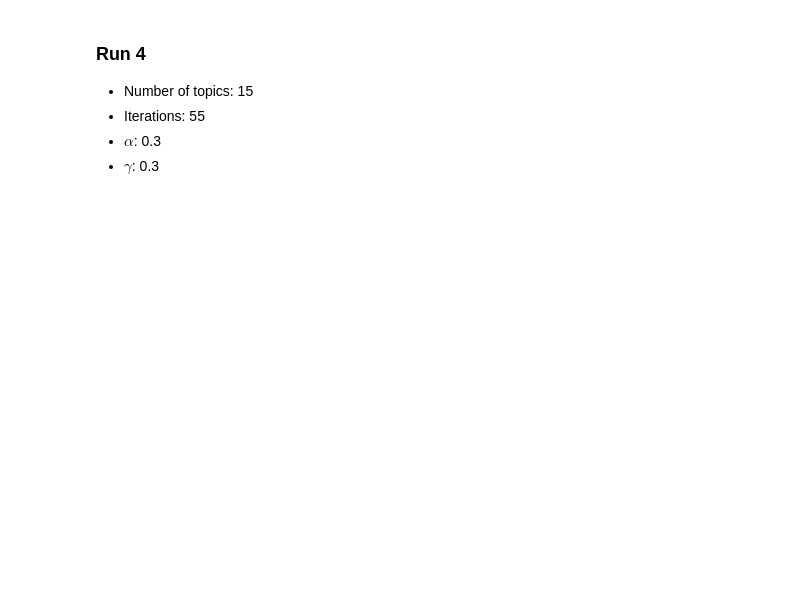
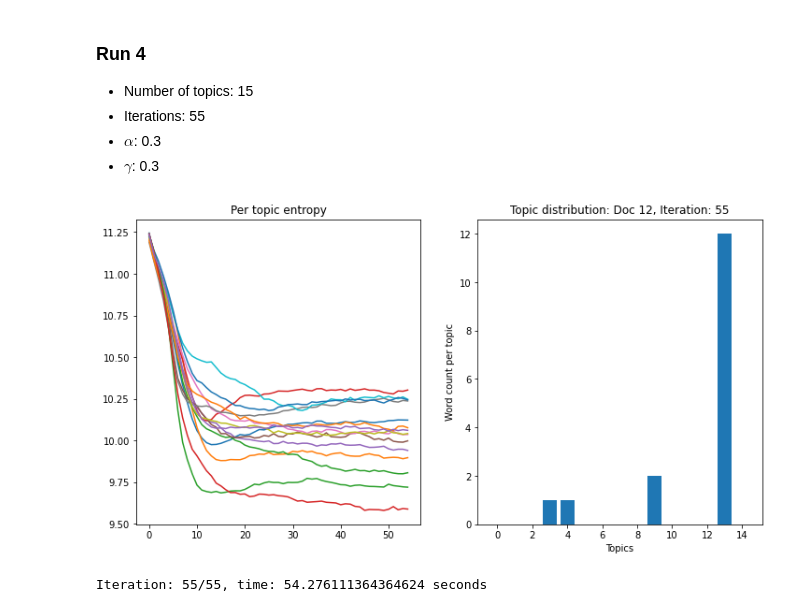
Before and after one commit to toni5rovic/npfl097, a Jupyter notebook: latent_dirichlet_allocation.ipynb, the cells around one changed output. Cells and saved outputs as stored; diff of their text form; code cells hidden in the pictures; blank space fills up the shorter version.

```diff
--- a/latent_dirichlet_allocation.ipynb
+++ b/latent_dirichlet_allocation.ipynb
@@ -352,5 +417,5 @@ plot_top_words(model.iteration_data, dictionary, topics=[1, 3, 8, 10])
 # %%
 model = LDAModel(seed=4567)
-model.fit(docs, dictionary, 25, iterations=35, alpha=0.1, gamma=0.1, max_doc_len=maxdoclen)
+model.fit(docs, dictionary,topics_num, iterations, alpha, gamma, max_doc_len=maxdoclen)
 # %% [output]
 [figure]
@@ -373,8 +463,13 @@ plot_top_words(model.iteration_data, dictionary, topics=[1, 3, 8, 10])
 - Iterations: 45
 - $\alpha$: 0.3
 - $\gamma$: 0.3
+# %%
+topics_num = 12
+iterations = 45
+alpha = 0.3
+gamma = 0.3
 # %%
 model = LDAModel(seed=4567)
-model.fit(docs, dictionary, 12, iterations=45, alpha=0.3, gamma=0.3, max_doc_len=maxdoclen)
+model.fit(docs, dictionary,  topics_num, iterations, alpha, gamma, max_doc_len=maxdoclen)
 # %% [output]
 [figure]
@@ -397,8 +517,16 @@ plot_top_words(model.iteration_data, dictionary, topics=[1, 3, 8, 10])
 - Iterations: 55
 - $\alpha$: 0.3
 - $\gamma$: 0.3
+# %%
+topics_num = 15
+iterations = 55
+alpha = 0.3
+gamma = 0.3
 # %%
 model = LDAModel(seed=4567)
-model.fit(docs, dictionary, 15, iterations=55, alpha=0.3, gamma=0.3, max_doc_len=maxdoclen)
+model.fit(docs, dictionary, topics_num, iterations, alpha, gamma, max_doc_len=maxdoclen)
+# %% [output]
+[figure, added]
+Iteration: 55/55, time: 54.276111364364624 seconds
 # %%
 plot_topics_distributions([1, 10, 20, 35, 45, 55], 12, model)
```
Also changed, not shown: parts of 48 cells of this notebook, 1 other file.
